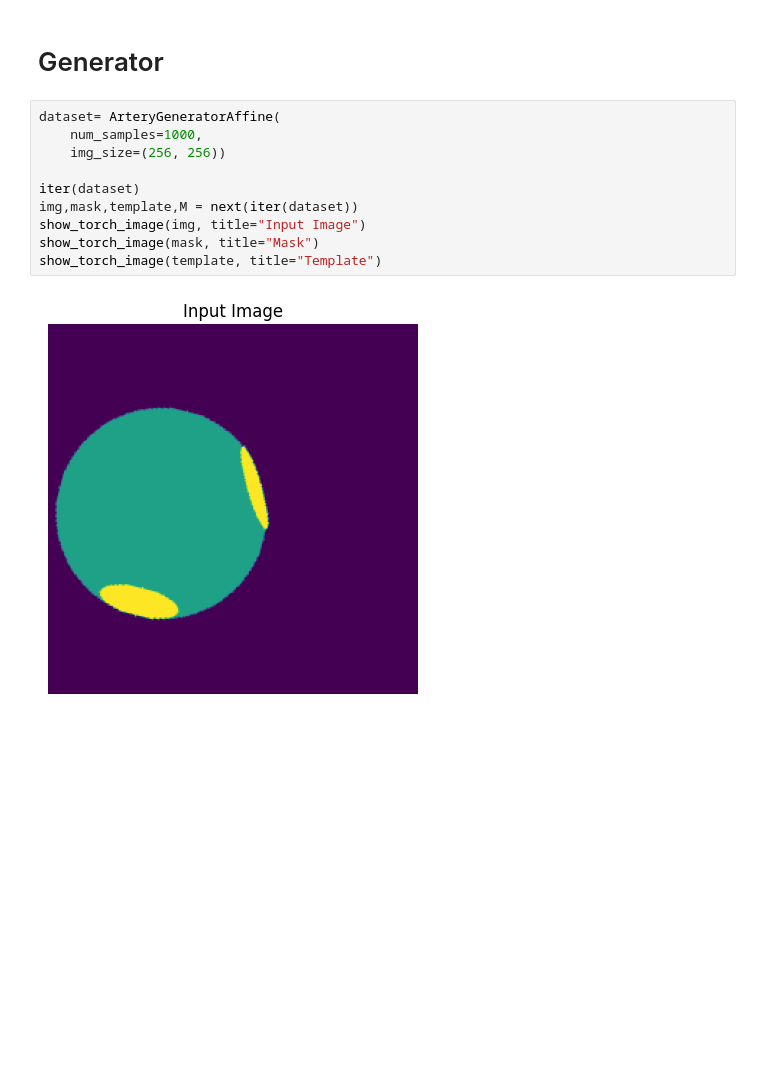
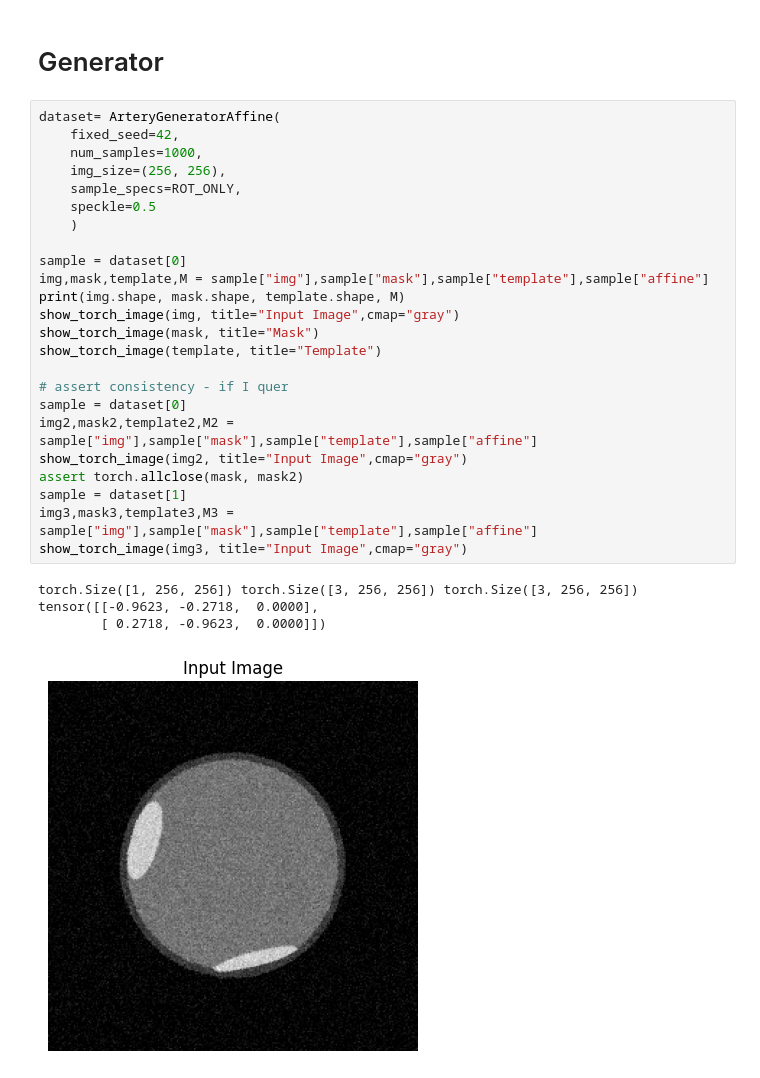
Before and after one commit to majklost/ctu-constraints, a Jupyter notebook: notebooks/ex1/build_dataset.ipynb, the cells around one changed output. Saved outputs shown, nothing was run; the diff lists cells and outputs as text; blank space fills up the shorter version.

```diff
--- a/notebooks/ex1/build_dataset.ipynb
+++ b/notebooks/ex1/build_dataset.ipynb
@@ -103,13 +103,29 @@ Image.fromarray(transformed_mask).save("template.png")
 # Generator
 # %%
 dataset= ArteryGeneratorAffine(
+    fixed_seed=42,
     num_samples=1000,
-    img_size=(256, 256))
+    img_size=(256, 256),
+    sample_specs=ROT_ONLY,
+    speckle=0.5
+    )
 
-iter(dataset)
-img,mask,template,M = next(iter(dataset))
-show_torch_image(img, title="Input Image")
+sample = dataset[0]
+img,mask,template,M = sample["img"],sample["mask"],sample["template"],sample["affine"]
+print(img.shape, mask.shape, template.shape, M)
+show_torch_image(img, title="Input Image",cmap="gray")
 show_torch_image(mask, title="Mask")
 show_torch_image(template, title="Template")
+
+# assert consistency - if I quer
+sample = dataset[0]
+img2,mask2,template2,M2 = sample["img"],sample["mask"],sample["template"],sample["affine"]
+show_torch_image(img2, title="Input Image",cmap="gray")
+assert torch.allclose(mask, mask2)
+sample = dataset[1]
+img3,mask3,template3,M3 = sample["img"],sample["mask"],sample["template"],sample["affine"]
+show_torch_image(img3, title="Input Image",cmap="gray")
 # %% [output]
+torch.Size([1, 256, 256]) torch.Size([3, 256, 256]) torch.Size([3, 256, 256]) tensor([[-0.9623, -0.2718,  0.0000],
+        [ 0.2718, -0.9623,  0.0000]])
-[figure, old version]
+[figure, new version]
```
Also changed, not shown: parts of 2 cells of this notebook, 10 other files.
